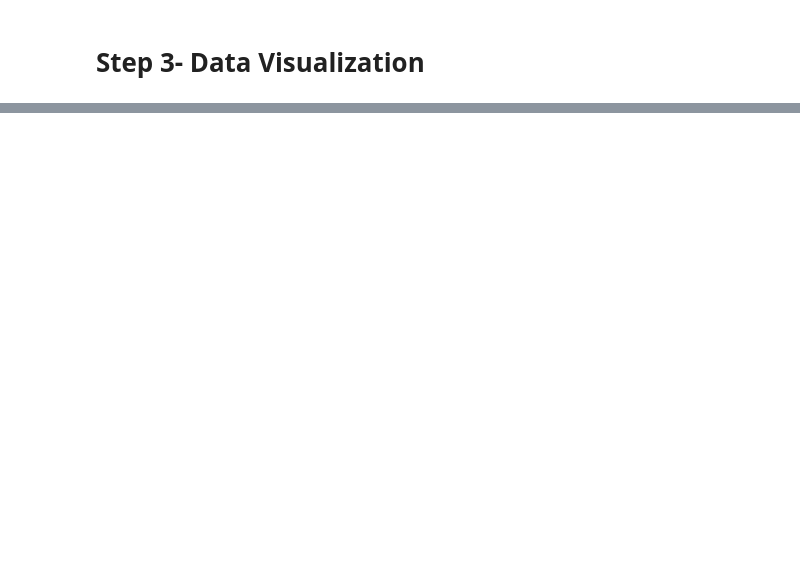
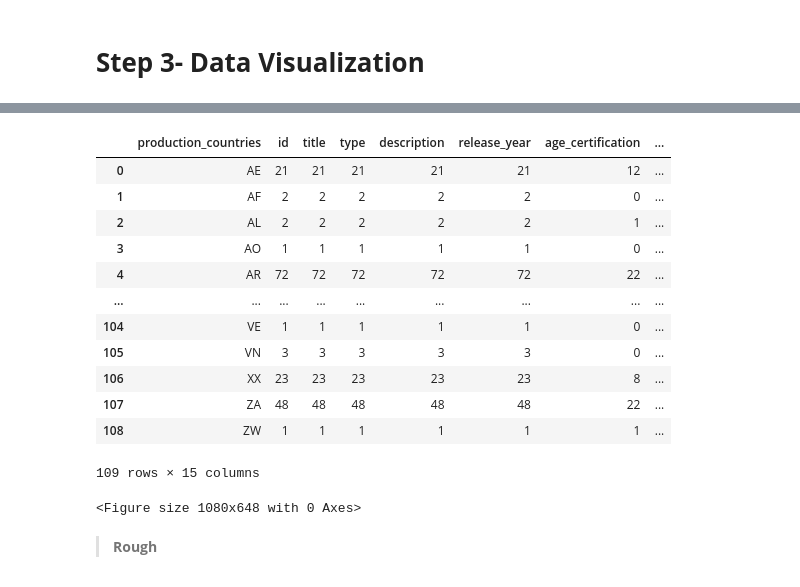
Before and after one commit to AyuDwi1996/data-analysis-using-python, a Jupyter notebook: netflix-tv-shows-and-movie.ipynb, the cells around one changed output, grey strips where cells are left out. Saved outputs shown, nothing was run; the diff lists cells and outputs as text; code cells hidden in the pictures; blank space fills up the shorter version.

```diff
--- a/netflix-tv-shows-and-movie.ipynb
+++ b/netflix-tv-shows-and-movie.ipynb
@@ -207,0 +232,41 @@ titles_groupby_year
+# %%
+plt.figure(figsize=(15, 9))
+
+#send dark style
+sns.set_style("darkgrid")
+
+country_movies = titles.copy()
+country_movies['production_countries'] = country_movies['production_countries'].apply(literal_eval) #convert to list type
+country_movies=country_movies.explode('production_countries')
+
+#taking out maximum movie count for each country
+titles_groupby_country=country_movies.groupby("production_countries").count().reset_index()
+titles_groupby_country
+#plotting the graph
+# year = 2013
+# for i in range(len(c)):
+#     plt.bar(titles_groupby_year_maxscore.release_year[titles_groupby_year_maxscore.release_year==year+i],
+#             titles_groupby_year_maxscore.imdb_score[titles_groupby_year_maxscore.release_year==year+i],
+#             color = c[i],label=titles_groupby_year_maxscore.title[titles_groupby_year_maxscore.release_year==year+i],
+#             align='edge')
+# plt.legend()
+# plt.xlabel('Year')
+# plt.ylabel('IMDB Score')
+# plt.title("Last 10 years highest IMDB rated movies")
+# %% [output]
+|  | production_countries | id | title | type | description | release_year | age_certification | ... |
+| 0 | AE | 21 | 21 | 21 | 21 | 21 | 12 | ... |
+| 1 | AF | 2 | 2 | 2 | 2 | 2 | 0 | ... |
+| 2 | AL | 2 | 2 | 2 | 2 | 2 | 1 | ... |
+| 3 | AO | 1 | 1 | 1 | 1 | 1 | 0 | ... |
+| 4 | AR | 72 | 72 | 72 | 72 | 72 | 22 | ... |
+| ... | ... | ... | ... | ... | ... | ... | ... | ... |
+| 104 | VE | 1 | 1 | 1 | 1 | 1 | 0 | ... |
+| 105 | VN | 3 | 3 | 3 | 3 | 3 | 0 | ... |
+| 106 | XX | 23 | 23 | 23 | 23 | 23 | 8 | ... |
+| 107 | ZA | 48 | 48 | 48 | 48 | 48 | 22 | ... |
+| 108 | ZW | 1 | 1 | 1 | 1 | 1 | 1 | ... |
+109 rows × 15 columns
+<Figure size 1080x648 with 0 Axes>
+# %% [markdown]
+> **Rough**
```
Also changed, not shown: parts of 8 cells of this notebook.
